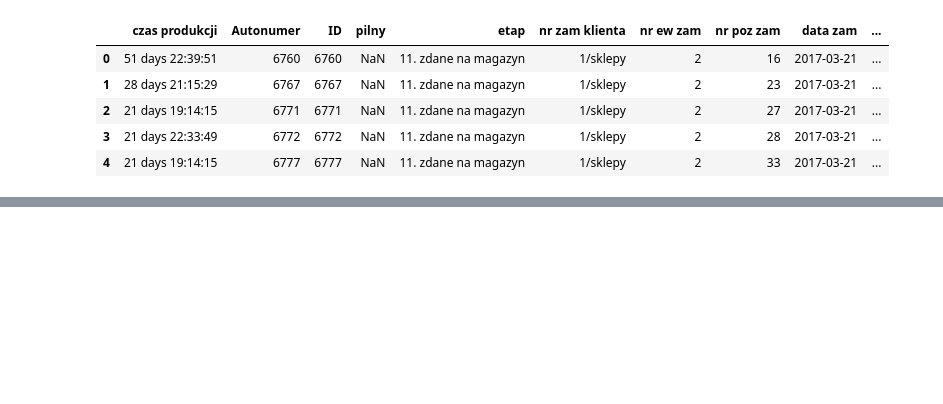
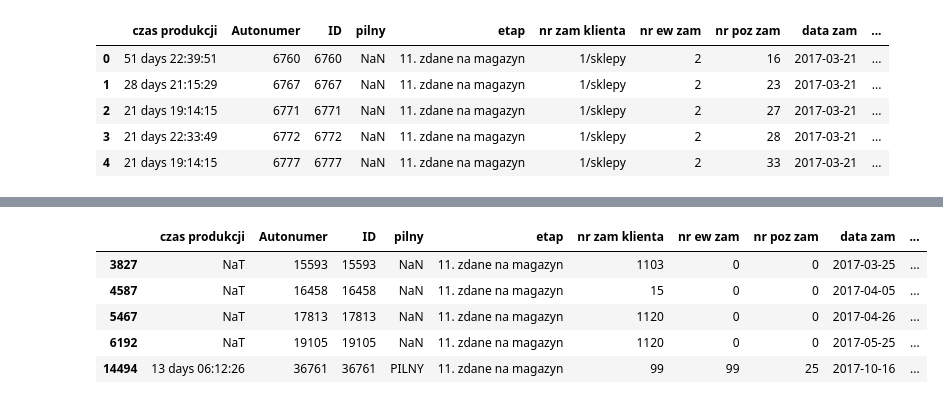
Before and after one commit to KacperKnapek/factory_project, a Jupyter notebook: notebooks/01_eda.ipynb, the cells around one changed output, grey strips where cells are left out. Drawn from its saved outputs; the diff is of its cells as text; code cells hidden in the pictures; blank space fills up the shorter version.

```diff
--- a/notebooks/01_eda.ipynb
+++ b/notebooks/01_eda.ipynb
@@ -421,0 +491,9 @@ df.head()
+# %%
+df.loc[df['drukowano plan'].notna()]
+# %% [output]
+|  | czas produkcji | Autonumer | ID | pilny | etap | nr zam klienta | nr ew zam | nr poz zam | data zam | ... |
+| 3827 | NaT | 15593 | 15593 | NaN | 11. zdane na magazyn | 1103 | 0 | 0 | 2017-03-25 | ... |
+| 4587 | NaT | 16458 | 16458 | NaN | 11. zdane na magazyn | 15 | 0 | 0 | 2017-04-05 | ... |
+| 5467 | NaT | 17813 | 17813 | NaN | 11. zdane na magazyn | 1120 | 0 | 0 | 2017-04-26 | ... |
+| 6192 | NaT | 19105 | 19105 | NaN | 11. zdane na magazyn | 1120 | 0 | 0 | 2017-05-25 | ... |
+| 14494 | 13 days 06:12:26 | 36761 | 36761 | PILNY | 11. zdane na magazyn | 99 | 99 | 25 | 2017-10-16 | ... |
```
Also changed, not shown: parts of 9 cells of this notebook.
